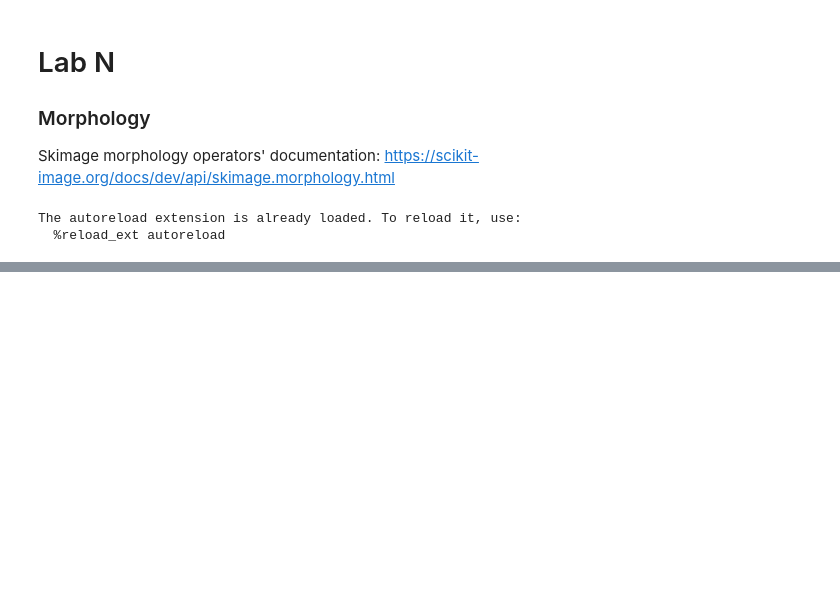
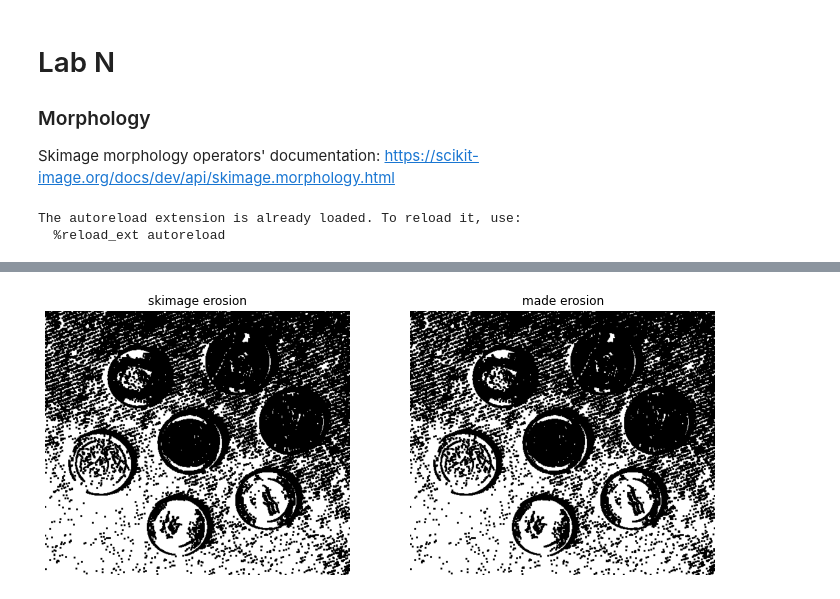
Before and after one commit to aashrafh/CMP362, a Jupyter notebook: Lab6_Morphology/lab-Morphology-STD.ipynb, the cells around one changed output, grey strips where cells are left out. Cells and saved outputs as stored; diff of their text form; code cells hidden in the pictures; blank space fills up the shorter version.

```diff
--- a/Lab6_Morphology/lab-Morphology-STD.ipynb
+++ b/Lab6_Morphology/lab-Morphology-STD.ipynb
@@ -78,0 +20,92 @@ show_images([dialation,made_dialation],['skimage dialation','made dialation'])
+# %%
+'''
+1) Erosion / Dilation:
+    - Load "coins.jpg" from the img folder
+    - Convert the image to binary
+    - Write 2 functions each applying 1 of the erosion/dilation algorithms (with adjustable square window size) manually to the binary image
+    - Use Skimage's "binary_erosion" & "binary_dilation" & show the results
+'''
+
+def binary(img, threshold):
+    gray = rgb2gray(img)*255
+    bin_img = 1.0*(gray > threshold)
+    return bin_img
+#the window Size must be an odd number
+def erode_dilate(bin_img, se=np.ones((3,3)).astype(np.bool)):
+    rows, cols = bin_img.shape
+    eroded_shape = (
+        rows + se.shape[0] - 1,
+        cols + se.shape[1] - 1
+    )
+
+    input_img = np.ones(eroded_shape).astype(np.bool)
+    input_img[1:rows+1, 1:cols+1] = bin_img.astype(np.bool)
+
+    se = se.astype(np.bool)
+    res_img = np.zeros(eroded_shape).astype(np.bool)
+
+    return (res_img, input_img)
+
+def erode(bin_img, se=np.ones((3,3)).astype(np.bool)):
+    rows, cols = bin_img.shape
+    se_rows, se_cols = se.shape
+    eroded_img, input_img = erode_dilate(bin_img, se)
+
+    for row in range(rows):
+        for col in range(cols):
+            eroded_img[row+1, col+1] = np.min(input_img[row:row+se_rows, col:col+se_cols][se])
+
+    return eroded_img[1:rows+1, 1:cols+1]
+
+def dilate(bin_img, se=np.ones((3,3)).astype(np.bool)):
+    rows, cols = bin_img.shape
+    se_rows, se_cols = se.shape
+    delated_img, input_img = erode_dilate(bin_img, se)
+
+    for row in range(rows):
+        for col in range(cols):
+            delated_img[row+1, col+1] = np.max(input_img[row:row+se_rows, col:col+se_cols][se])
+
+    return delated_img[1:rows+1, 1:cols+1]
+# def erode(photo,windowSize):
+#     temp = np.copy(photo)
+#     for i in range (len(temp)):
+#         for j in range (len(temp[i])):
+#             if i <= windowSize//2 or j <= windowSize//2 or i >= (len(photo) - windowSize//2) or j >= (len(photo[i]) - windowSize//2) :
+#                 temp[i][j] = photo[i][j]
+#             else :
+#                 neighbours = np.zeros(windowSize*windowSize)
+#                 value = 1
+#                 for k in range(-windowSize//2,windowSize//2):
+#                     for m in range (-windowSize//2,windowSize//2):
+#                         value = value and photo[i+k][j+m]
+#                 temp[i][j] = value
+#     return temp
+
+# def dilate(photo,windowSize):
+#     temp = np.copy(photo)
+#     for i in range (len(temp)):
+#         for j in range (len(temp[i])):
+#             if i <= windowSize//2 or j <= windowSize//2 or i >= (len(photo) - windowSize//2) or j >= (len(photo[i]) - windowSize//2) :
+#                 temp[i][j] = photo[i][j]
+#             else :
+#                 neighbours = np.zeros(windowSize*windowSize)
+#                 value = 0
+#                 for k in range(-windowSize//2,windowSize//2):
+#                     for m in range (-windowSize//2,windowSize//2):
+#                         value = value or photo[i+k][j+m]
+#                 temp[i][j] = value
+#     return temp
+
+img = rgb2gray(io.imread('img/coins.jpg'))
+kernel = np.ones((3, 3)).astype(np.bool)
+# bin_img = np.where(img < 0.5,0,1)
+bin_img = binary(img, 128)
+made_erosion = erode(bin_img)
+made_dialation = dilate(bin_img)
+erosion = binary_erosion(bin_img, kernel)
+dialation = binary_dilation(bin_img, kernel)
+show_images([img, bin_img],['Original', 'Binary'])
+show_images([erosion,made_erosion],['skimage erosion','made erosion'])
+show_images([dialation,made_dialation],['skimage dialation','made dialation'])
+# %% [output]
@@ -78,0 +113 @@ show_images([dialation,made_dialation],['skimage dialation','made dialation'])
+[figure, added]
```
Also changed, not shown: parts of 5 cells of this notebook.
